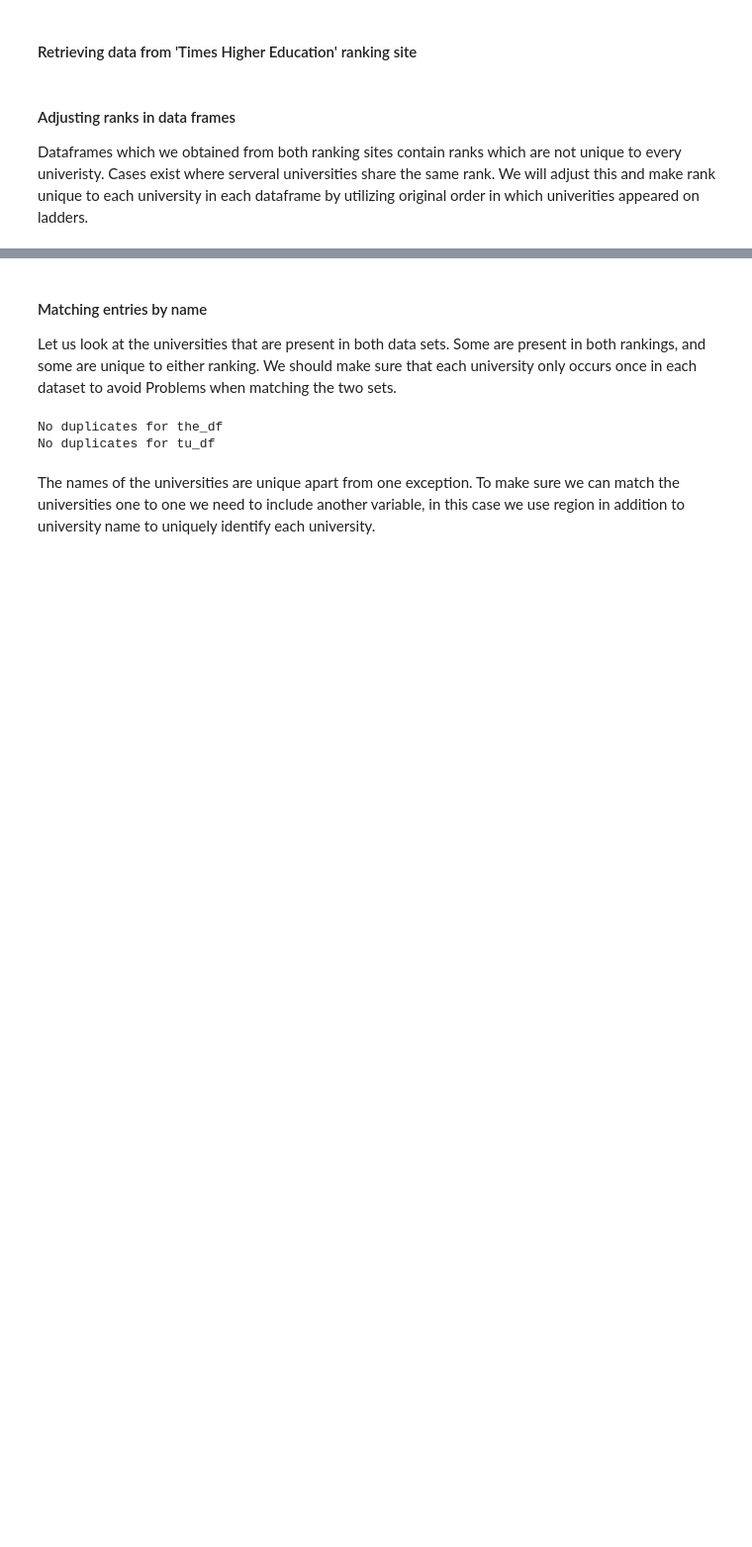
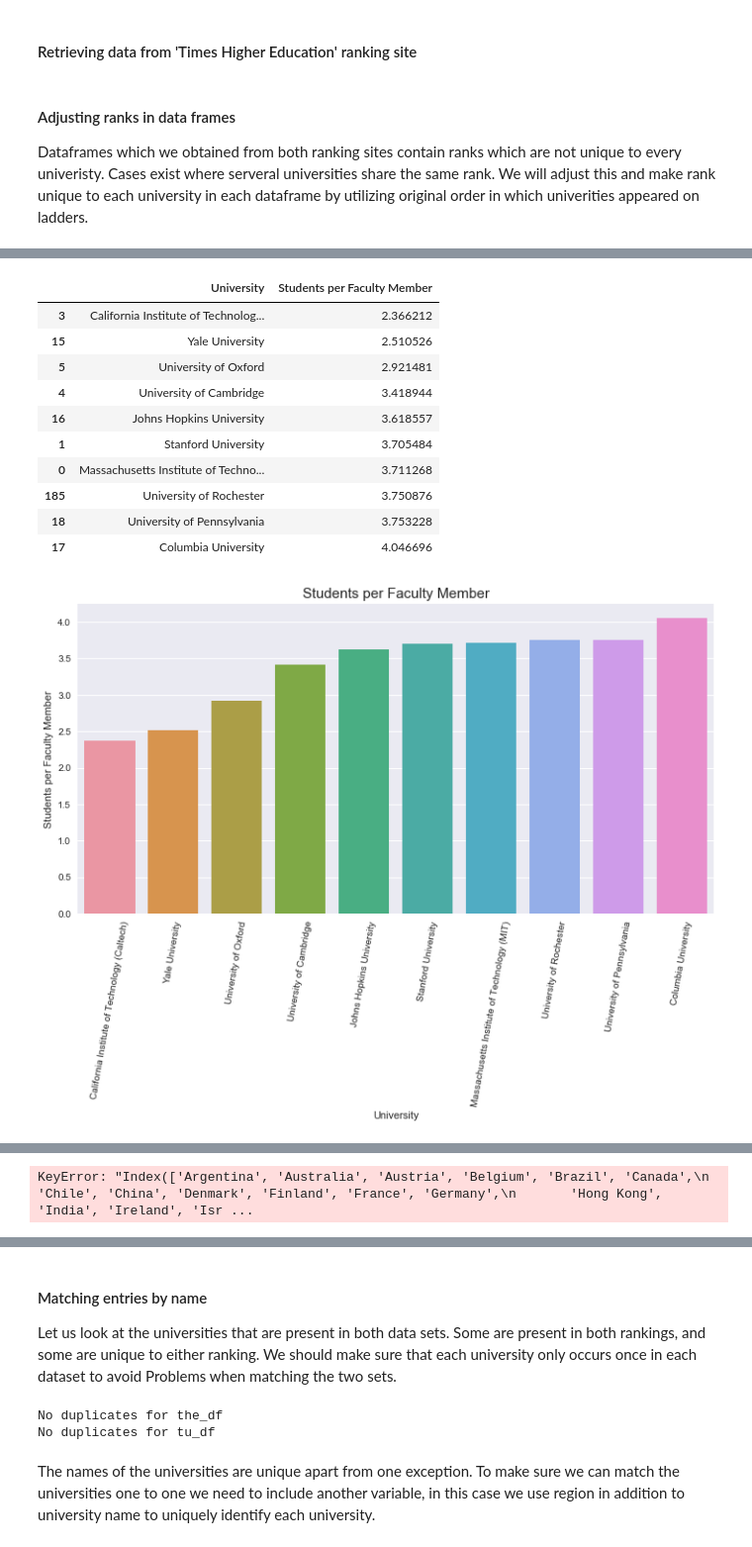
Before and after one commit to zenhaeus/cs-401, a Jupyter notebook: 02 - Data from the Web/Homework 2.ipynb, the cells around one changed output, grey strips where cells are left out. Shown at 99% size. Cells and saved outputs as stored; diff of their text form; code cells hidden in the pictures; blank space fills up the shorter version.

Commit message:
Add plots for task 1 and 2

```diff
--- a/02 - Data from the Web/Homework 2.ipynb
+++ b/02 - Data from the Web/Homework 2.ipynb
@@ -237,0 +248,71 @@ tu_df = pd.read_pickle("tu_dataset")
+# %%
+plot_labels = {
+    'total_student_count': 'Students per Faculty Member',
+    'international_student_count': 'International Student Ratio',
+    'country': 'Country',
+    'region' : 'Region'
+}
+
+def plot_ratio(df, stat, groupby=None):
+    # create plot
+    fig, ax = plt.subplots()
+
+    # calculate ratio
+    if stat == 'staff':
+        asc = True
+        col_name = plot_labels['total_student_count']
+        ratio = df['total_student_count'].div(df['total_staff_count'])
+    elif stat == 'int':
+        asc = False
+        col_name = plot_labels['international_student_count']
+        ratio = df['international_student_count'].div(df['total_student_count'])
+
+
+    if groupby is not None:
+        title = col_name + " grouped by " + groupby
+
+        # create new dataframe
+        fsr = pd.concat([df[groupby], ratio], axis=1)
+        lbl = plot_labels[groupby]
+        fsr.columns = [lbl, col_name]
+        fsr_g = fsr.groupby([lbl])[col_name].mean().to_frame()
+        fsr_g['std'] = fsr.groupby([lbl])[col_name].std().to_frame()
+        fsr_g.sort_values(by=fsr_g.index, inplace=True, ascending=asc)
+        ICD.display(fsr_g)
+        sns.barplot(x=lbl, y=col_name, data=fsr, ax=ax)
+    else:
+        title = col_name
+
+        # create new dataframe
+        fsr = pd.concat([df.name, ratio], axis=1)
+        fsr.columns = ['University', col_name]
+        fsr = fsr.sort_values(by=col_name, ascending=asc)[:10]
+        ICD.display(fsr)
+        sns.barplot(fsr['University'], fsr[col_name], ax=ax)
+
+    ax.set_title(title, fontsize=15)
+    plt.rcParams['figure.figsize']=(12,6)
+    plt.xticks(rotation=80)
+    plt.ylabel(col_name)
+    return plt
+
+# tu plots
+plot_ratio(tu_df, 'staff').show()
+plot_ratio(tu_df, 'int', ).show()
+plot_ratio(tu_df, 'staff', 'country').show()
+plot_ratio(tu_df, 'int', 'country').show()
+plot_ratio(tu_df, 'staff', 'region').show()
+plot_ratio(tu_df, 'int', 'region').show()
+# %% [output]
+|  | University | Students per Faculty Member |
+| 3 | California Institute of Technolog... | 2.366212 |
+| 15 | Yale University | 2.510526 |
+| 5 | University of Oxford | 2.921481 |
+| 4 | University of Cambridge | 3.418944 |
+| 16 | Johns Hopkins University | 3.618557 |
+| 1 | Stanford University | 3.705484 |
+| 0 | Massachusetts Institute of Techno... | 3.711268 |
+| 185 | University of Rochester | 3.750876 |
+| 18 | University of Pennsylvania | 3.753228 |
+| 17 | Columbia University | 4.046696 |
+[figure, added]
@@ -237,0 +331 @@ tu_df = pd.read_pickle("tu_dataset")
+KeyError: "Index(['Argentina', 'Australia', 'Austria', 'Belgium', 'Brazil', 'Canada',\n       'Chile', 'China', 'Denmark', 'Finland', 'France', 'Germany',\n       'Hong Kong', 'India', 'Ireland', 'Isr ...
```
Also changed, not shown: parts of 11 cells of this notebook.
